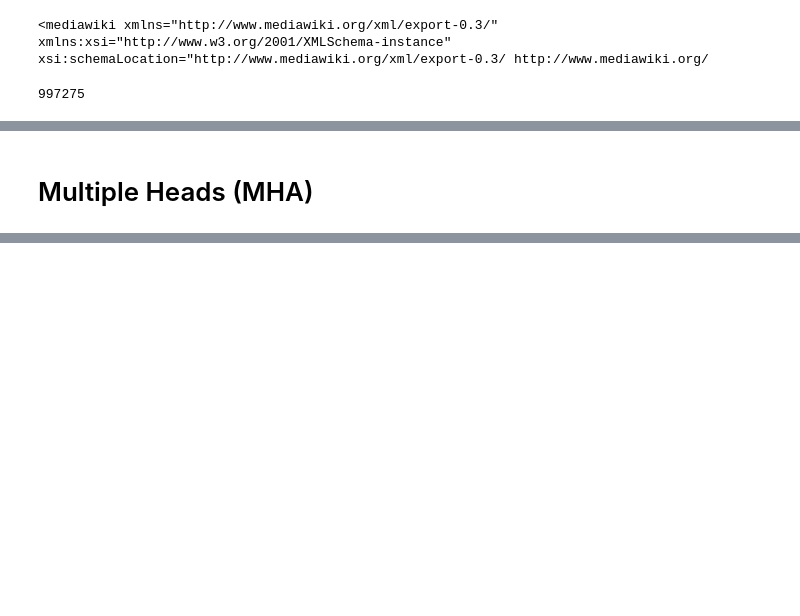
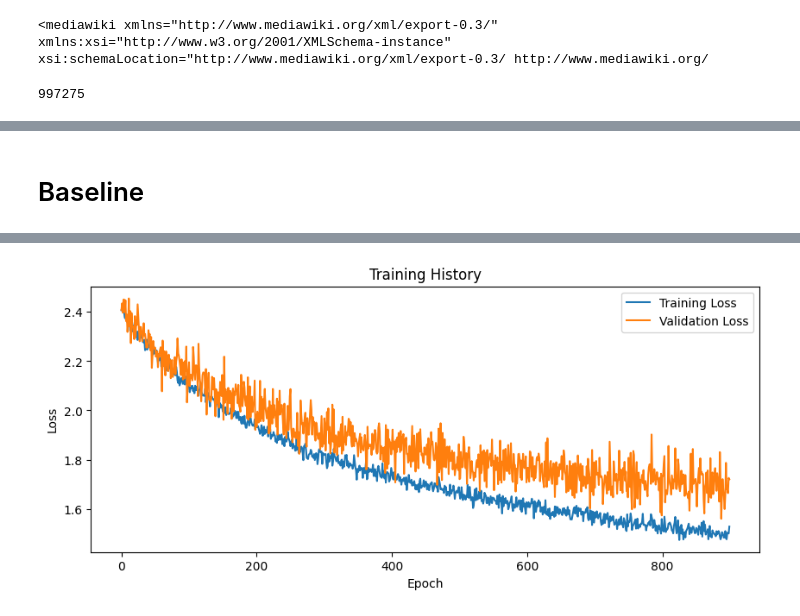
Before and after one commit to LucaM185/GPTs-from-scratch, a Jupyter notebook: 8a - MLA.ipynb, the cells around one changed output, grey strips where cells are left out. Drawn from its saved outputs; the diff is of its cells as text; code cells hidden in the pictures; blank space fills up the shorter version.

```diff
--- a/8a - MLA.ipynb
+++ b/8a - MLA.ipynb
@@ -170,2 +46,27 @@ Epoch 1800 - Loss: 1.510 - Val Loss: 1.653
-# %% [markdown]
-# Multiple Heads (MHA)
+# %% [markdown]
+# Baseline
+# %%
+
+# Create model with default components (uses DefaultAttention and DefaultFullyConnected)
+model = BaseTransformer(
+    vocab_size=vocab_size,
+    emb_size=256,
+    sequence_length=sequence_length,
+    n_blocks=4
+)
+
+# Train it
+history = train_model(
+    model, inputs, labels, val_inputs, val_labels, vocab_size,
+    epochs=1000, batch_size=1024, device=device
+)
+
+# For inference with cached models:
+model.reset_cache()  # Reset before inference
+model.eval()
+
+generate(model, '\n<mediawiki xmlns="http://www.media', sequence_length, device, texttoint, inttotext, num_tokens=300)
+
+# Plot results
+plot_training_history(history)
+# %% [output]
@@ -171,0 +84 @@ Epoch 1800 - Loss: 1.510 - Val Loss: 1.653
+[figure, added]
```
Also changed, not shown: parts of 16 cells of this notebook, 9 other files.
